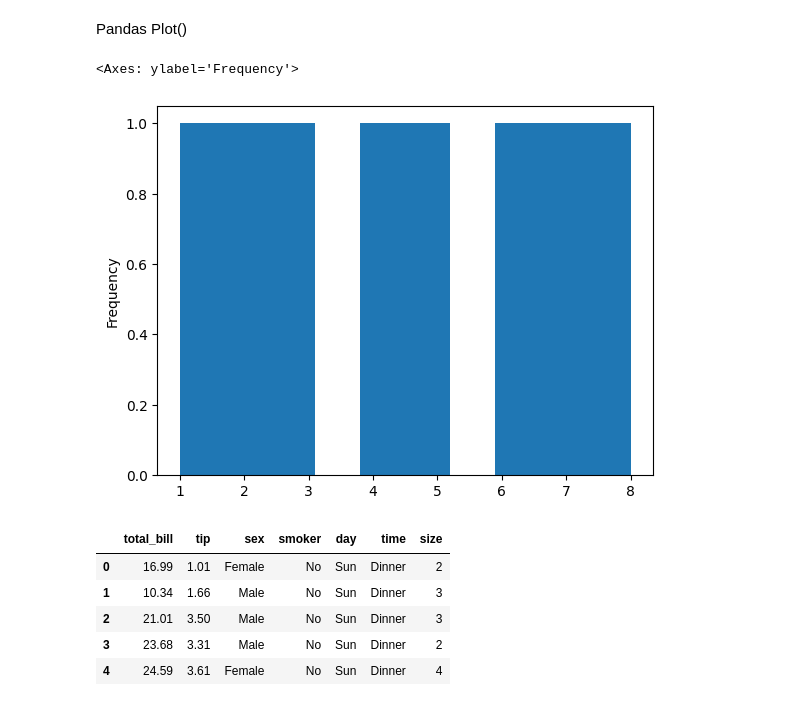
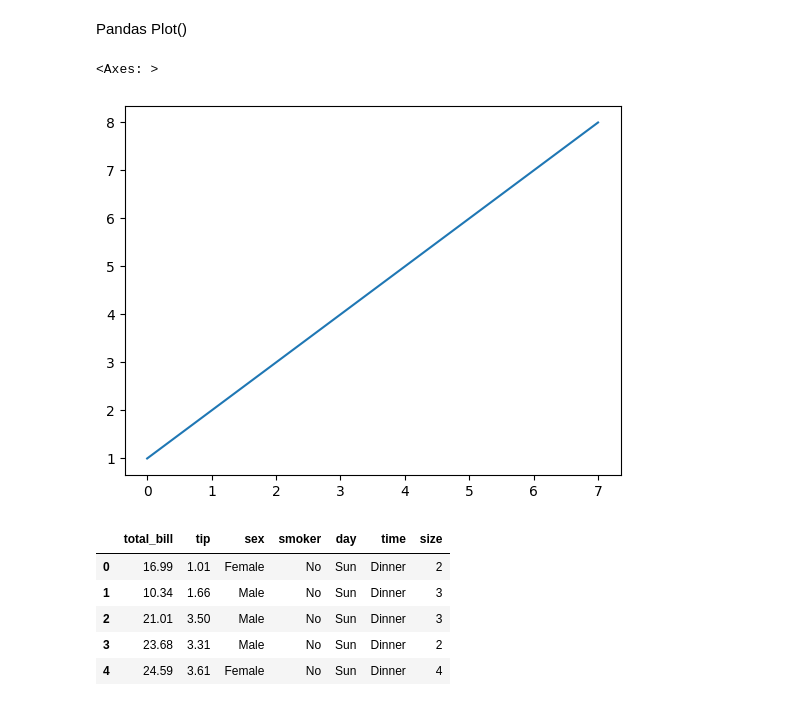
Before and after one commit to rahulkumar80026/Machine-Learning-Basic-to-Advanced, a Jupyter notebook: DataVisulization/2nd.ipynb, the cells around one changed output. Saved outputs shown, nothing was run; the diff lists cells and outputs as text; code cells hidden in the pictures.

```diff
--- a/DataVisulization/2nd.ipynb
+++ b/DataVisulization/2nd.ipynb
@@ -397,10 +397,10 @@ Pandas Plot()
 # %%
 # on a series
 s = pd.Series([1,2,3,4,5,6,7,8])
-s.plot(kind='hist')
+s.plot(kind='line') #line,hist,bar,pie
 # %% [output]
-<Axes: ylabel='Frequency'>
+<Axes: >
-[figure, old version]
+[figure, new version]
 # %%
 # can be used on a dataframe also
 
```
Also changed, not shown: parts of 15 cells of this notebook.
